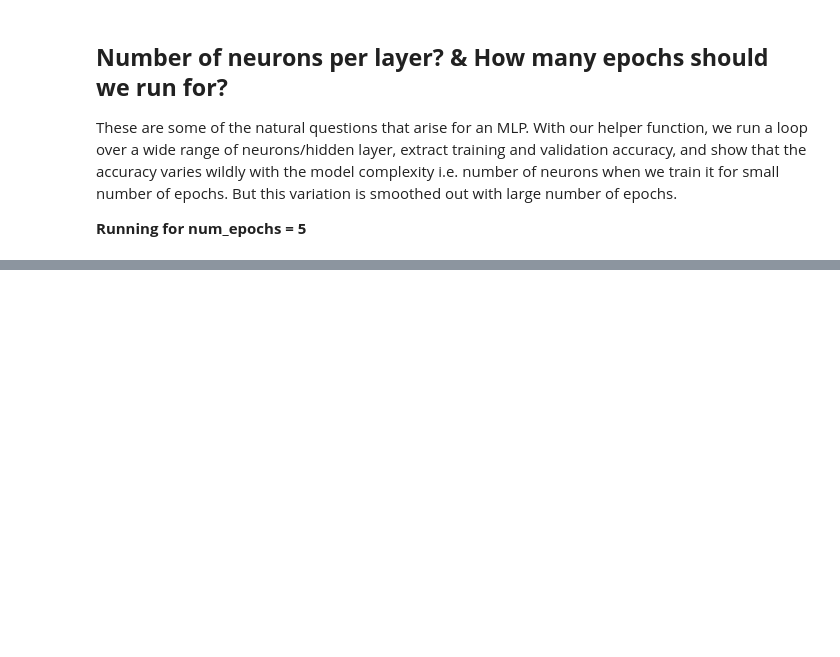
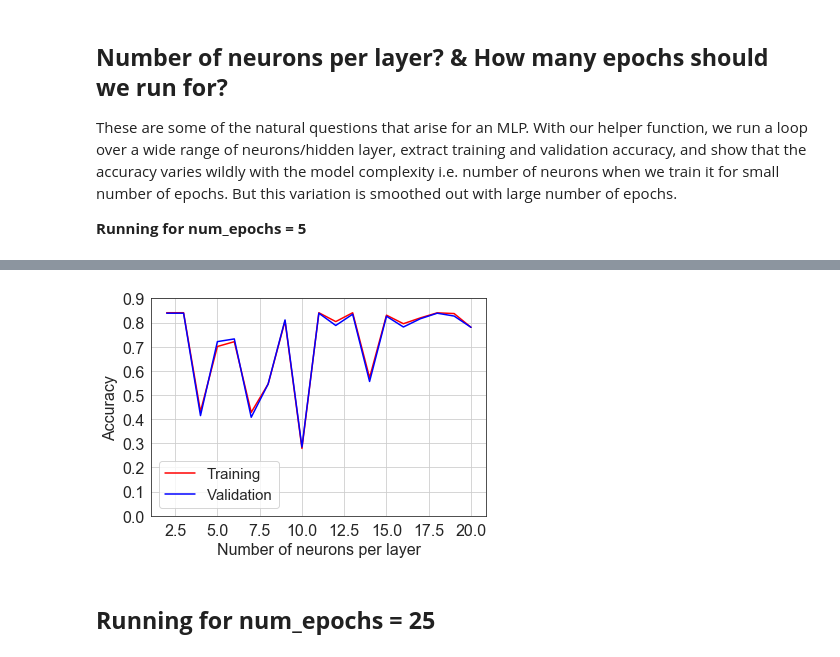
Before and after one commit to erikapat/ML_ALGORITHMS_TEST, a Jupyter notebook: LEARNING_AND_COMPLEXITY_CURVES/Example.ipynb, the cells around one changed output, grey strips where cells are left out. Saved outputs shown, nothing was run; the diff lists cells and outputs as text; code cells hidden in the pictures; blank space fills up the shorter version.

```diff
--- a/LEARNING_AND_COMPLEXITY_CURVES/Example.ipynb
+++ b/LEARNING_AND_COMPLEXITY_CURVES/Example.ipynb
@@ -385,0 +412,18 @@ Done for number of neurons (each hidden layer): 9
+# %%
+train_acc_n=[]
+val_acc_n=[]
+
+val_range=(2,21,1)
+for i in range(val_range[0],val_range[1],val_range[2]):
+    # Fitting
+    nn_model=make_NN_model(input_dim=input_dim,num_classes=num_classes,dropout_prob=0.0,learning_rate=0.0001,
+                      neuron_layer_1=i,neuron_layer_2=i,optimizer='Adam')
+    hist=run_NN(nn_model,X_train_scaled,y_train,X_val_scaled,y_val,verbosity=0,batch_size=256,
+            num_epochs=10,plot_loss=False)
+    # Accuracy score
+    acc_train=hist.model.evaluate(X_train_scaled, y_train,verbose=0)[1]
+    acc_val=hist.model.evaluate(X_val_scaled,y_val,verbose=0)[1]
+   # Appending to the lists
+    train_acc_n.append(acc_train)
+    val_acc_n.append(acc_val)
+    print(f"Done for number of neurons (each hidden layer): {i}")
@@ -385,0 +450,15 @@ Done for number of neurons (each hidden layer): 9
+# %%
+plt.plot(range(val_range[0],val_range[1],val_range[2]),train_acc_n,c='red')
+plt.plot(range(val_range[0],val_range[1],val_range[2]),val_acc_n,c='blue')
+plt.legend(["Training","Validation"],fontsize=15)
+plt.grid(True)
+plt.xticks(fontsize=16)
+plt.yticks(fontsize=16)
+plt.xlabel("Number of neurons per layer", fontsize=16)
+plt.ylabel("Accuracy",fontsize=16)
+plt.ylim(0.0,0.9)
+plt.show()
+# %% [output]
+[figure, added]
+# %% [markdown]
+## **Running for num_epochs = 25**
```
Also changed, not shown: parts of 14 cells of this notebook.
